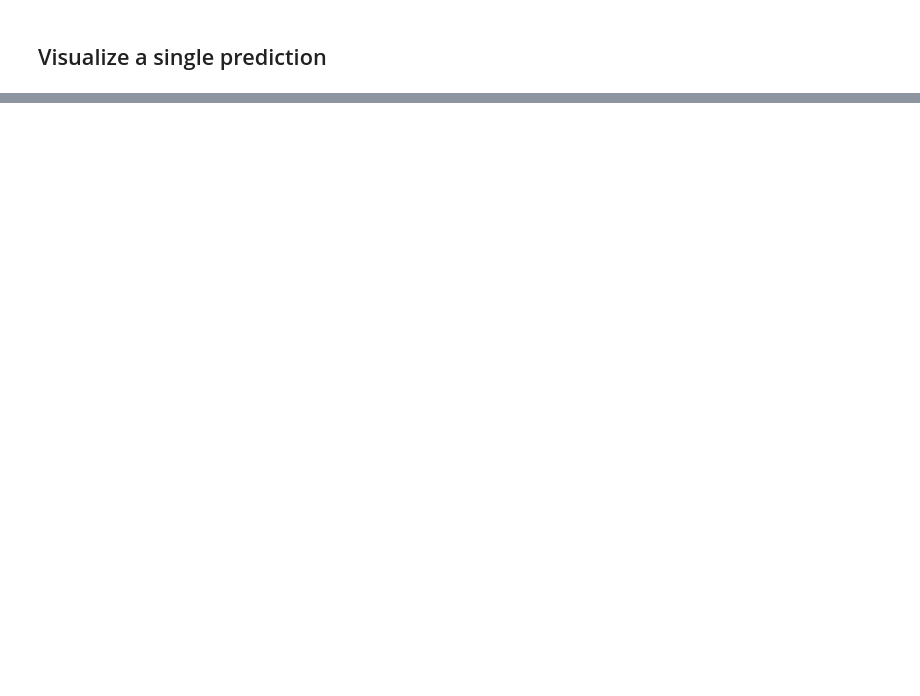
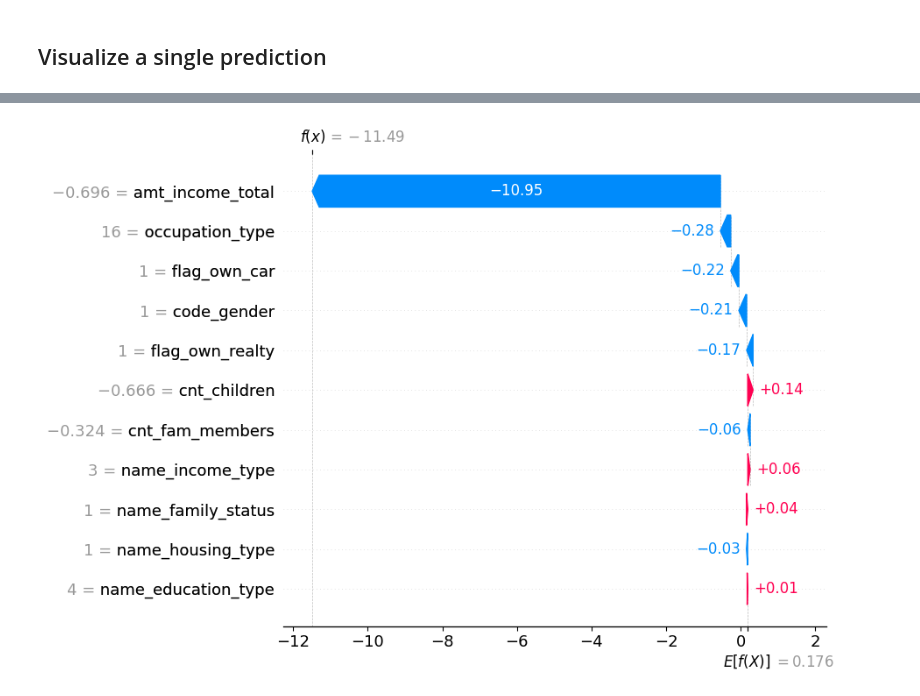
Before and after one commit to SimoneBrazzi/blog, a Jupyter notebook: credit-score.ipynb, the cells around one changed output, grey strips where cells are left out. Cells and saved outputs as stored; diff of their text form; code cells hidden in the pictures; blank space fills up the shorter version.

```diff
--- a/credit-score.ipynb
+++ b/credit-score.ipynb
@@ -397,0 +411,7 @@ shap.plots.force(
+# %%
+shap.plots.waterfall(
+    shap_values_[0],
+    max_display=len(config.features)
+)
+# %% [output]
+[figure, added]
```
Also changed, not shown: parts of 17 cells of this notebook.
